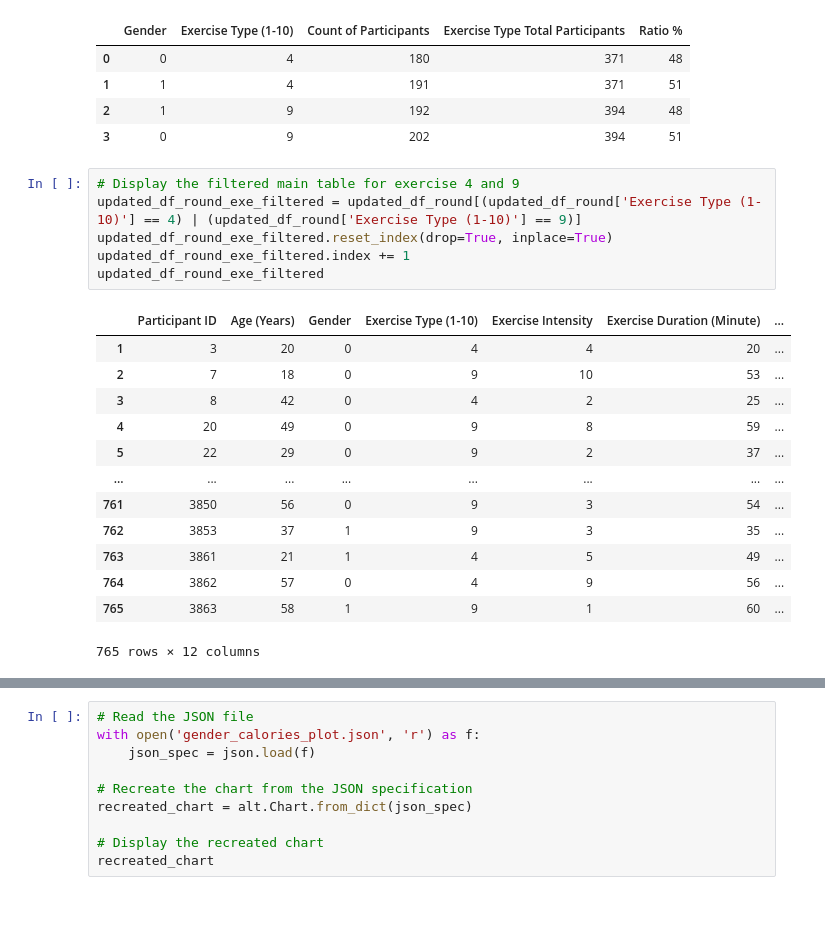
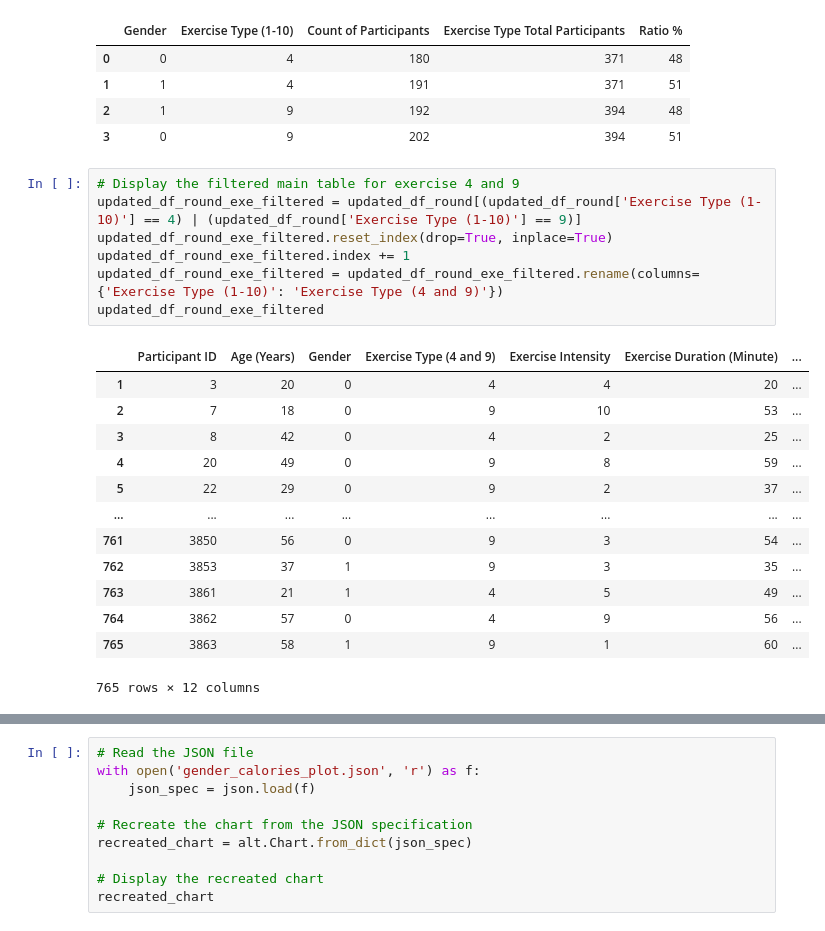
Before and after one commit to Zoouri/Project-3---Group-3, a Jupyter notebook: main_codes.ipynb, the cells around one changed output, grey strips where cells are left out. Saved outputs shown, nothing was run; the diff lists cells and outputs as text.

```diff
--- a/main_codes.ipynb
+++ b/main_codes.ipynb
@@ -531,11 +532,12 @@ gender_ratio_exe_filtered.astype(int)
 # %%
 # Display the filtered main table for exercise 4 and 9
 updated_df_round_exe_filtered = updated_df_round[(updated_df_round['Exercise Type (1-10)'] == 4) | (updated_df_round['Exercise Type (1-10)'] == 9)]
 updated_df_round_exe_filtered.reset_index(drop=True, inplace=True)
 updated_df_round_exe_filtered.index += 1
+updated_df_round_exe_filtered = updated_df_round_exe_filtered.rename(columns={'Exercise Type (1-10)': 'Exercise Type (4 and 9)'})
 updated_df_round_exe_filtered
 # %% [output]
-|  | Participant ID | Age (Years) | Gender | Exercise Type (1-10) | Exercise Intensity | Exercise Duration (Minute) | ... |
+|  | Participant ID | Age (Years) | Gender | Exercise Type (4 and 9) | Exercise Intensity | Exercise Duration (Minute) | ... |
 | 1 | 3 | 20 | 0 | 4 | 4 | 20 | ... |
 | 2 | 7 | 18 | 0 | 9 | 10 | 53 | ... |
 | 3 | 8 | 42 | 0 | 4 | 2 | 25 | ... |
```
Also changed, not shown: parts of 6 cells of this notebook.
